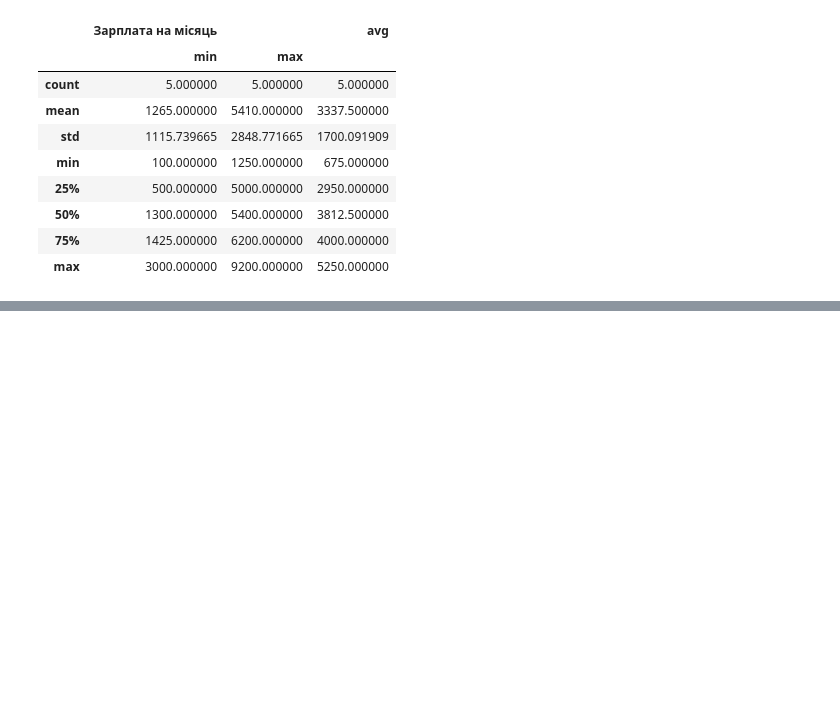
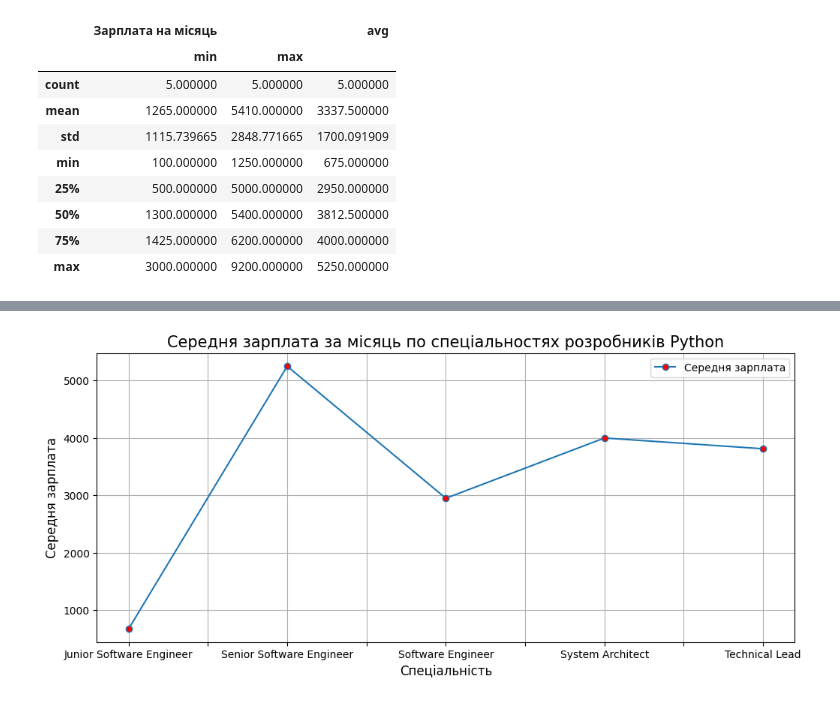
Before and after one commit to oleksandr-study/Data-Science, a Jupyter notebook: Homework2/homework-2b.ipynb, the cells around one changed output, grey strips where cells are left out. Drawn from its saved outputs; the diff is of its cells as text; code cells hidden in the pictures; blank space fills up the shorter version.

```diff
--- a/Homework2/homework-2b.ipynb
+++ b/Homework2/homework-2b.ipynb
@@ -200,0 +211,10 @@ min_max_python_data.to_csv("salary_average.csv",sep=';', index=False, encoding='
+# %%
+min_max_python_data.drop(columns=['Зарплата на місяць']).plot(figsize=(12,5), marker='o', markerfacecolor='r')
+plt.xlabel("Спеціальність", fontsize="large", color="black")
+plt.ylabel("Середня зарплата", fontsize="large", color="black")
+plt.title("Середня зарплата за місяць по спеціальностях розробників Python", fontsize=15)
+plt.legend(['Середня зарплата'])
+plt.grid()
+plt.show()
+# %% [output]
+[figure, added]
```
Also changed, not shown: parts of 2 cells of this notebook, 3 other files.
